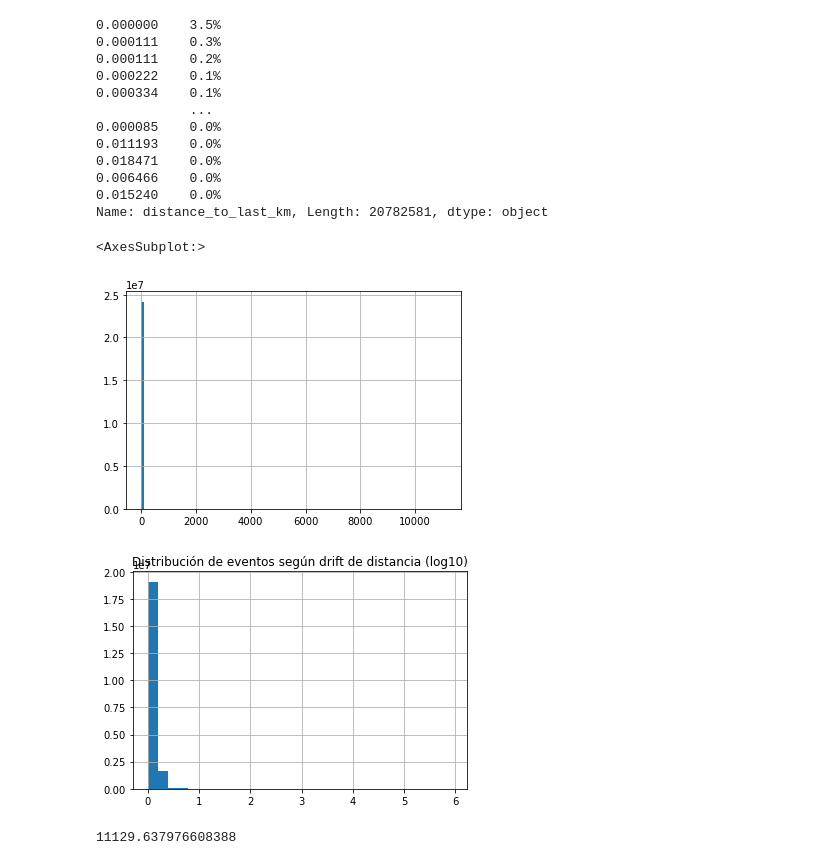
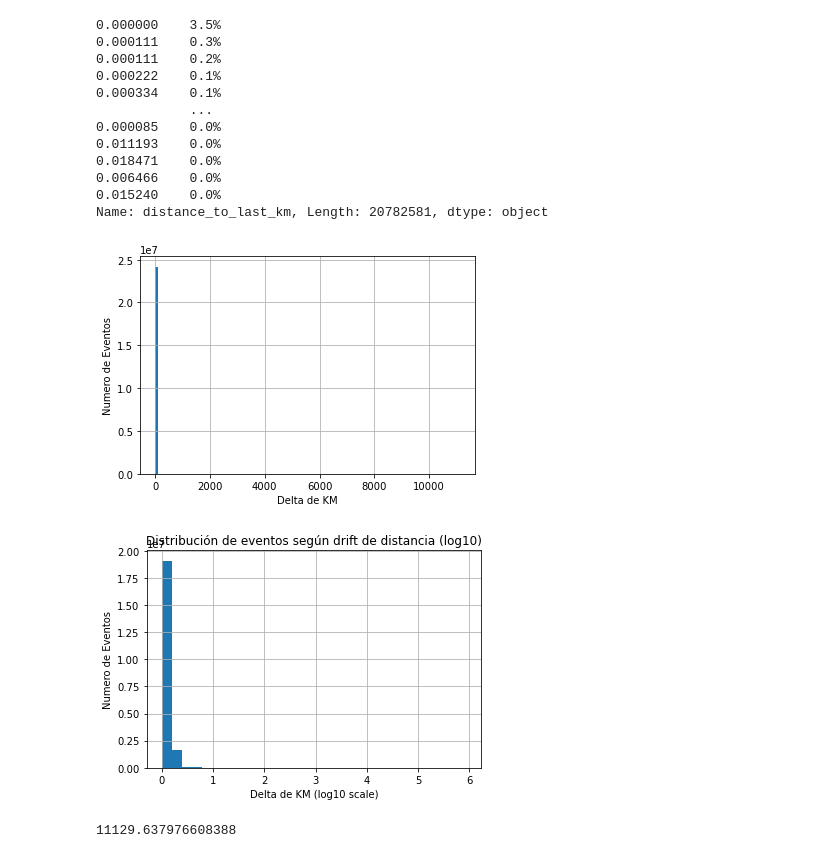
Before and after one commit to GabrielPila/skmob_mmc_mobility, a Jupyter notebook: notebooks/00.6_GeoLife_EDA.ipynb, the cells around one changed output. Cells and saved outputs as stored; diff of their text form; code cells hidden in the pictures.

```diff
--- a/notebooks/00.6_GeoLife_EDA.ipynb
+++ b/notebooks/00.6_GeoLife_EDA.ipynb
@@ -217,14 +227,17 @@ Name: distance_to_last_km, Length: 20782581, dtype: int64
 Name: distance_to_last_km, Length: 20782581, dtype: object
 # %%
 data['distance_to_last_km'].hist(bins=100)
+plt.ylabel('Numero de Eventos')
+plt.xlabel('Delta de KM');
 # %% [output]
-<AxesSubplot:>
-[figure, old version]
+[figure, new version]
 # %%
 serie_distance_events_log.hist(bins=30)
 plt.title('Distribución de eventos según drift de distancia (log10)');
+plt.ylabel('Numero de Eventos')
+plt.xlabel('Delta de KM (log10 scale)');
 # %% [output]
-[figure, old version]
+[figure, new version]
 # %%
 # Máximo drift en segundos
 np.max(serie_distance_events.index)
```
Also changed, not shown: parts of 15 cells of this notebook.
